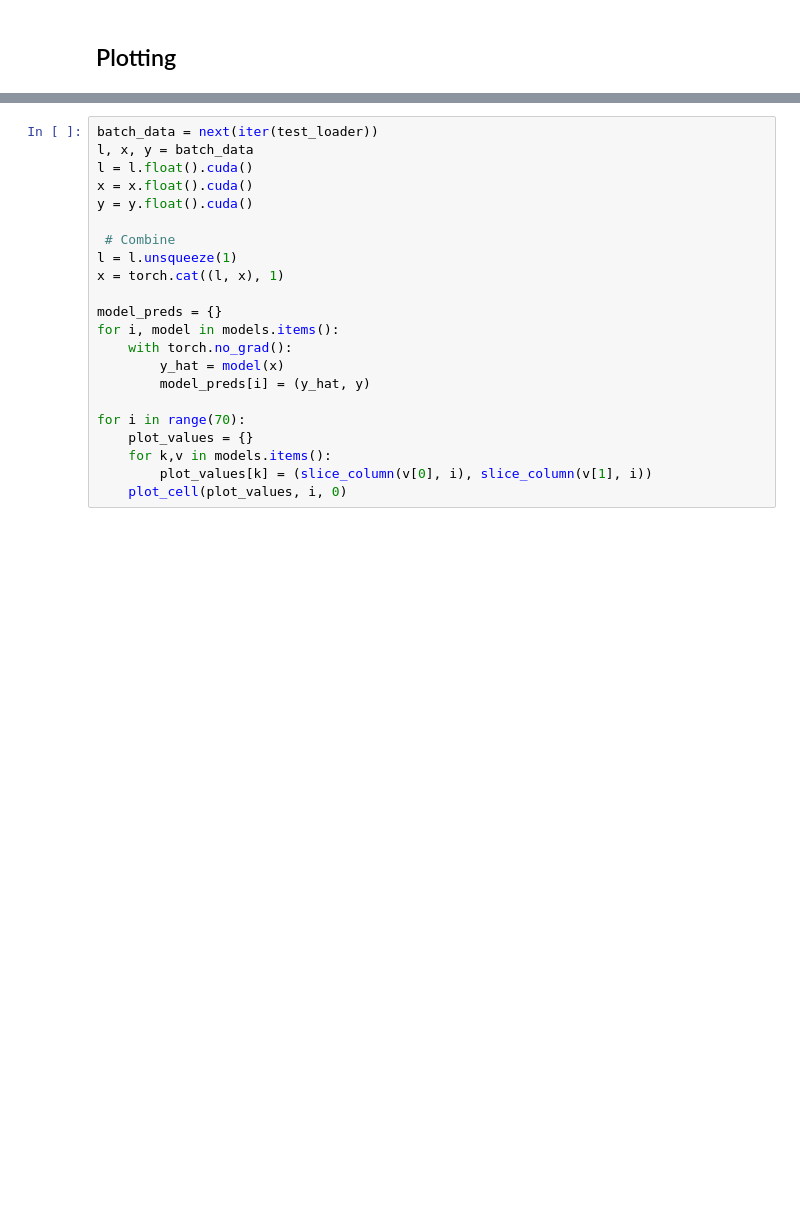
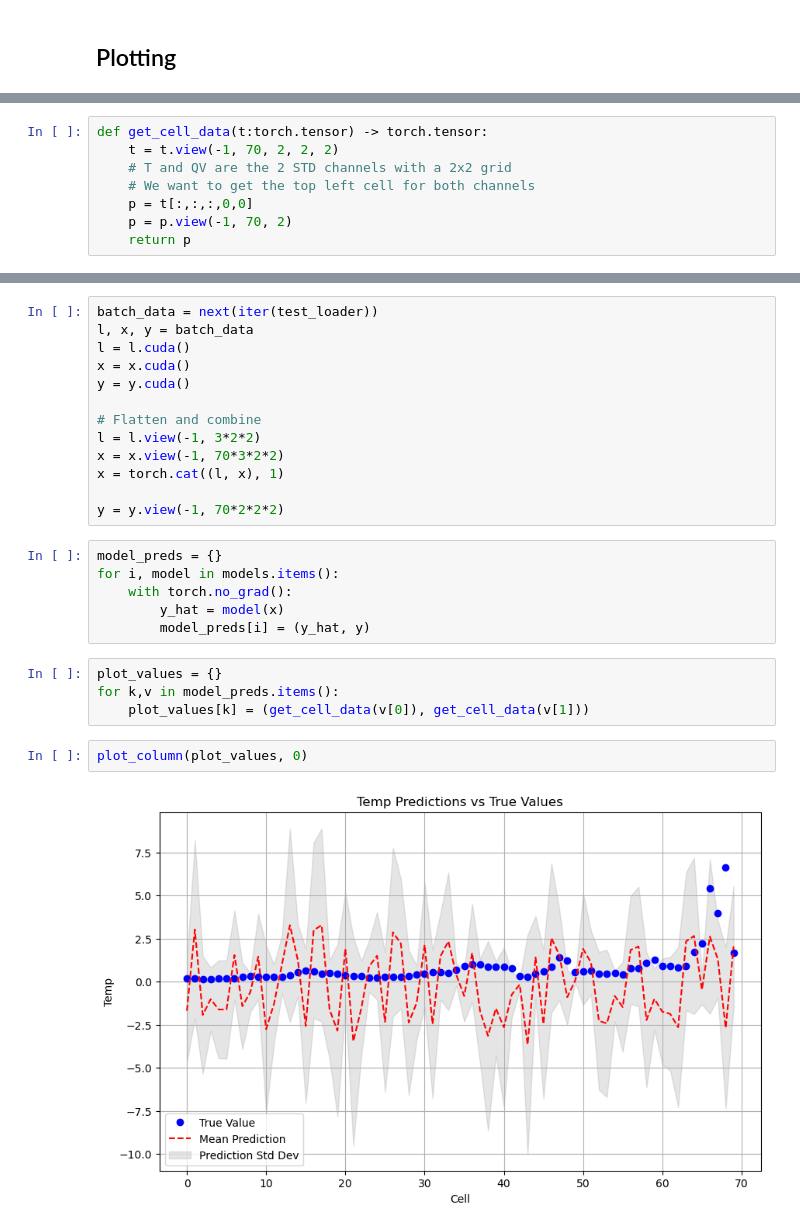
Before and after one commit to scotty110/ai_climate_model, a Jupyter notebook: simple_nn/hero_run.ipynb, the cells around one changed output, grey strips where cells are left out. Saved outputs shown, nothing was run; the diff lists cells and outputs as text; blank space fills up the shorter version.

```diff
--- a/simple_nn/hero_run.ipynb
+++ b/simple_nn/hero_run.ipynb
@@ -266 +279,9 @@ def slice_column(data, col):
+# %%
+def get_cell_data(t:torch.tensor) -> torch.tensor:
+    t = t.view(-1, 70, 2, 2, 2)
+    # T and QV are the 2 STD channels with a 2x2 grid
+    # We want to get the top left cell for both channels
+    p = t[:,:,:,0,0]
+    p = p.view(-1, 70, 2)
+    return p
 # %%
@@ -306,22 +324,27 @@ def plot_cell(data_dict:dict, cell:int, idx:int):
 # %%
 batch_data = next(iter(test_loader))
 l, x, y = batch_data
-l = l.float().cuda()
-x = x.float().cuda()
-y = y.float().cuda()
+l = l.cuda()
+x = x.cuda()
+y = y.cuda()
 
- # Combine
-l = l.unsqueeze(1)
+# Flatten and combine
+l = l.view(-1, 3*2*2)
+x = x.view(-1, 70*3*2*2)
 x = torch.cat((l, x), 1)
 
-model_preds = {}
-for i, model in models.items():
-    with torch.no_grad():
-        y_hat = model(x)
-        model_preds[i] = (y_hat, y)
-
-for i in range(70):
-    plot_values = {}
-    for k,v in models.items():
-        plot_values[k] = (slice_column(v[0], i), slice_column(v[1], i))
-    plot_cell(plot_values, i, 0)
+y = y.view(-1, 70*2*2*2)
+# %%
+model_preds = {}
+for i, model in models.items():
+    with torch.no_grad():
+        y_hat = model(x)
+        model_preds[i] = (y_hat, y)
+# %%
+plot_values = {}
+for k,v in model_preds.items():
+    plot_values[k] = (get_cell_data(v[0]), get_cell_data(v[1]))
+# %%
+plot_column(plot_values, 0)
+# %% [output]
+[figure, added]
```
Also changed, not shown: parts of 6 cells of this notebook.
